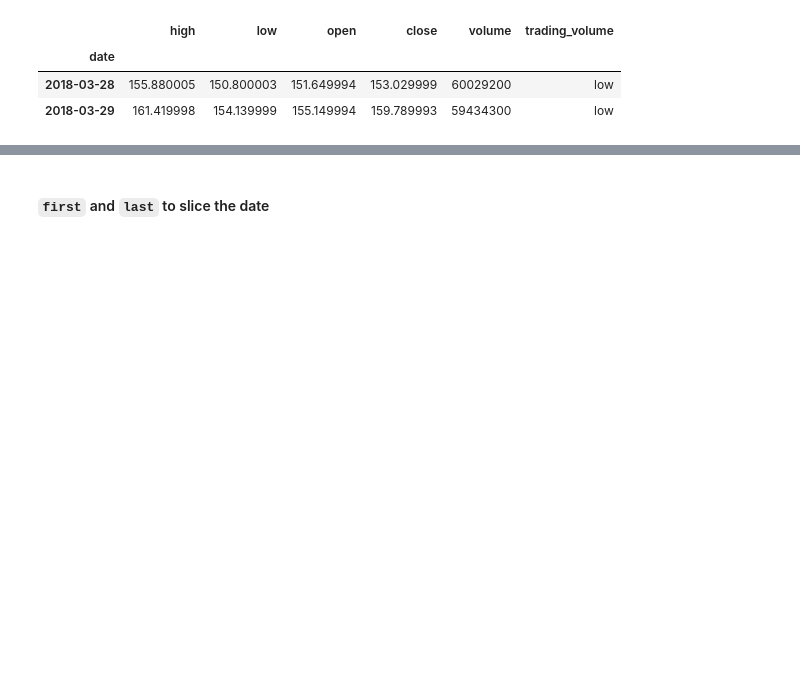
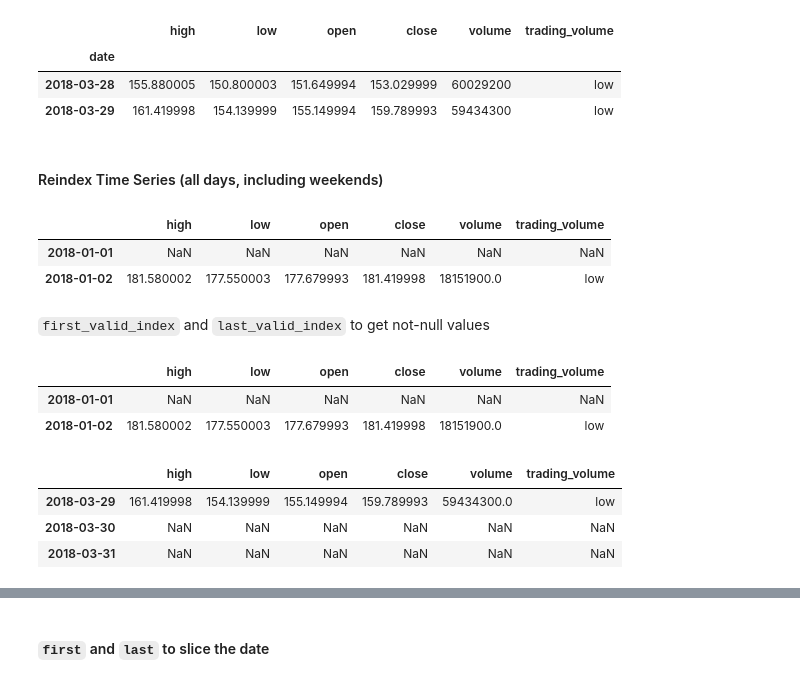
Before and after one commit to nadia-paz/ds-learning, a Jupyter notebook: data_analysis_pandas/08_time_series.ipynb, the cells around one changed output, grey strips where cells are left out. Drawn from its saved outputs; the diff is of its cells as text; code cells hidden in the pictures; blank space fills up the shorter version.

Commit message:
add valid values functions (first, last, asof)

```diff
--- a/data_analysis_pandas/08_time_series.ipynb
+++ b/data_analysis_pandas/08_time_series.ipynb
@@ -53,3 +53,27 @@ fb.loc['2018-q1'].tail(2)
 | date |  |  |  |  |  |  |
 | 2018-03-28 | 155.880005 | 150.800003 | 151.649994 | 153.029999 | 60029200 | low |
 | 2018-03-29 | 161.419998 | 154.139999 | 155.149994 | 159.789993 | 59434300 | low |
+# %% [markdown]
+#### Reindex Time Series (all days, including weekends)
+# %%
+fb_reindex = fb.reindex(pd.date_range('2018-01-01', '2018-12-31', freq='1D'))
+fb_reindex.head(2) # weekends and holidays get null values
+# %% [output]
+|  | high | low | open | close | volume | trading_volume |
+| 2018-01-01 | NaN | NaN | NaN | NaN | NaN | NaN |
+| 2018-01-02 | 181.580002 | 177.550003 | 177.679993 | 181.419998 | 18151900.0 | low |
+# %% [markdown]
+`first_valid_index` and `last_valid_index` to get not-null values
+# %%
+fb_reindex.loc['2018-Q1'].head(2)
+# %% [output]
+|  | high | low | open | close | volume | trading_volume |
+| 2018-01-01 | NaN | NaN | NaN | NaN | NaN | NaN |
+| 2018-01-02 | 181.580002 | 177.550003 | 177.679993 | 181.419998 | 18151900.0 | low |
+# %%
+fb_reindex.loc['2018-Q1'].tail(3)
+# %% [output]
+|  | high | low | open | close | volume | trading_volume |
+| 2018-03-29 | 161.419998 | 154.139999 | 155.149994 | 159.789993 | 59434300.0 | low |
+| 2018-03-30 | NaN | NaN | NaN | NaN | NaN | NaN |
+| 2018-03-31 | NaN | NaN | NaN | NaN | NaN | NaN |
```
Also changed, not shown: parts of 7 cells of this notebook.
